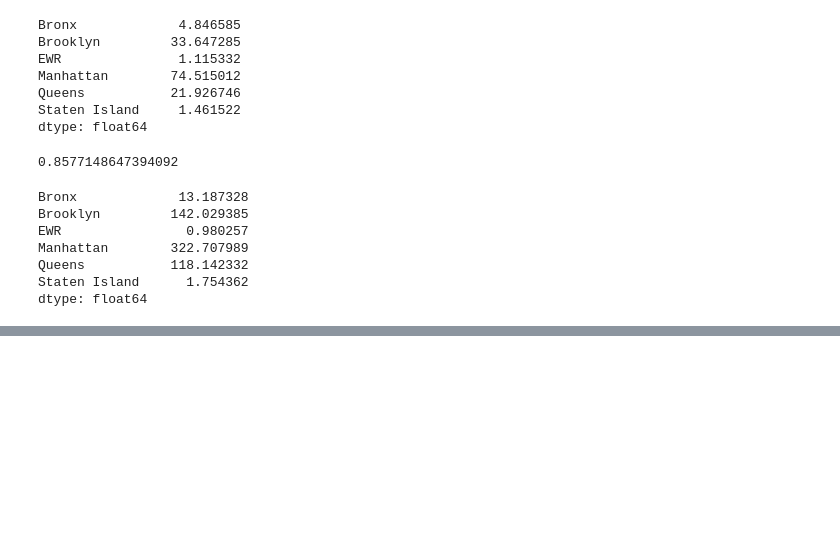
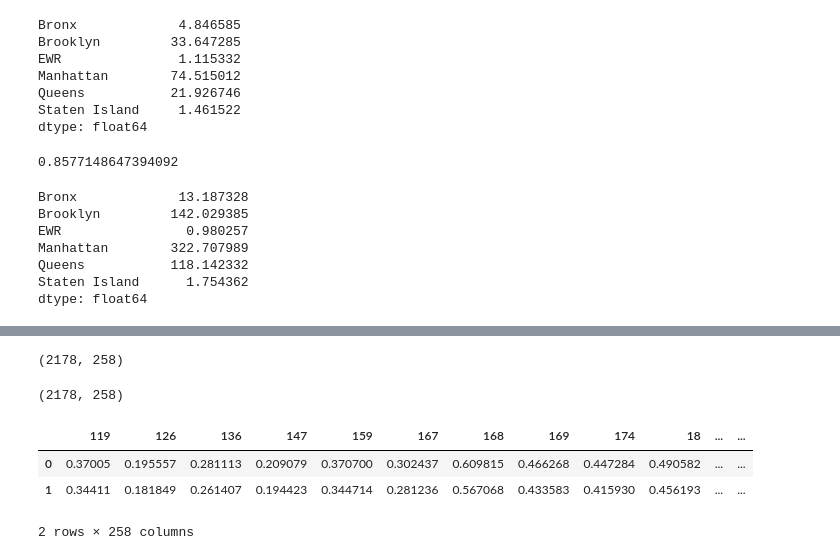
Before and after one commit to muaz-urwa/UrbanTemporalNetworks, a Jupyter notebook: Modelling/Burrough_wise_Model/Jfk_NonLin_Boroughwise.ipynb, the cells around one changed output, grey strips where cells are left out. Drawn from its saved outputs; the diff is of its cells as text; code cells hidden in the pictures; blank space fills up the shorter version.

```diff
--- a/Modelling/Burrough_wise_Model/Jfk_NonLin_Boroughwise.ipynb
+++ b/Modelling/Burrough_wise_Model/Jfk_NonLin_Boroughwise.ipynb
@@ -298,8 +339,8 @@ rf2.score(X_test,y_test)
 # %% [markdown]
 ### Predict
 # %%
-network_prediction = rf2.predict(X_test)
-network_prediction.shape
+borough_prediction = rf2.predict(X_test)
+borough_prediction.shape
 # %% [output]
 (2178, 6)
 # %% [markdown]
@@ -330,0 +410,20 @@ dtype: float64
+# %%
+select_cols = [c for c in edge_prediction_df.columns if c not in boroughs]
+edge_prediction_df = edge_prediction_df[select_cols]
+edge_prediction_df.shape
+# %% [output]
+(2178, 258)
+# %%
+edge_testData = edge_data[sep+maxlag:]
+select_cols = [c for c in edge_testData.columns if c not in ['Date','Hour']]
+edge_testData = edge_testData[select_cols]
+edge_testData.shape
+# %% [output]
+(2178, 258)
+# %%
+edge_prediction_df.head(2)
+# %% [output]
+|  | 119 | 126 | 136 | 147 | 159 | 167 | 168 | 169 | 174 | 18 | ... | ... |
+| 0 | 0.37005 | 0.195557 | 0.281113 | 0.209079 | 0.370700 | 0.302437 | 0.609815 | 0.466268 | 0.447284 | 0.490582 | ... | ... |
+| 1 | 0.34411 | 0.181849 | 0.261407 | 0.194423 | 0.344714 | 0.281236 | 0.567068 | 0.433583 | 0.415930 | 0.456193 | ... | ... |
+2 rows × 258 columns
```
Also changed, not shown: parts of 29 cells of this notebook, 9 other files.
